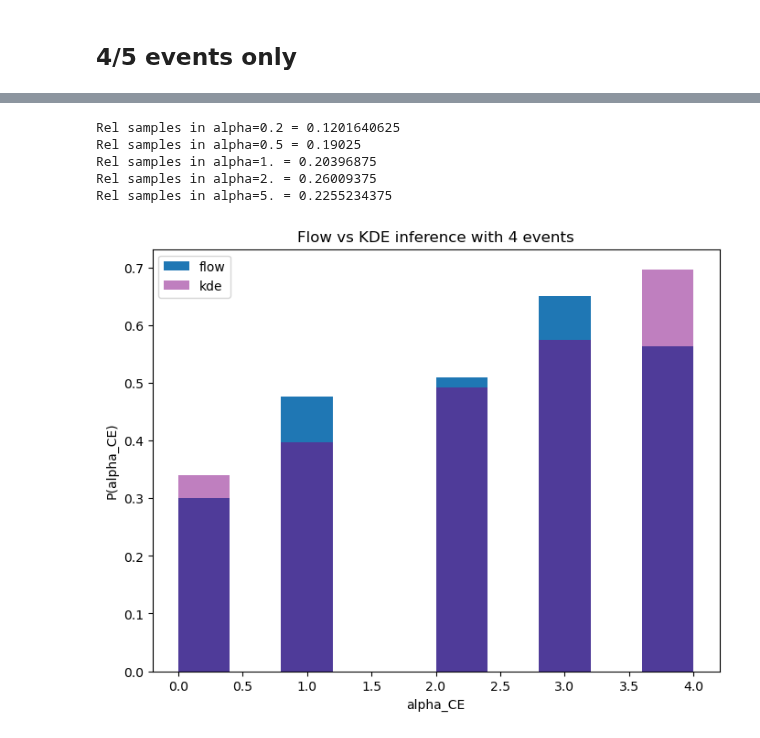
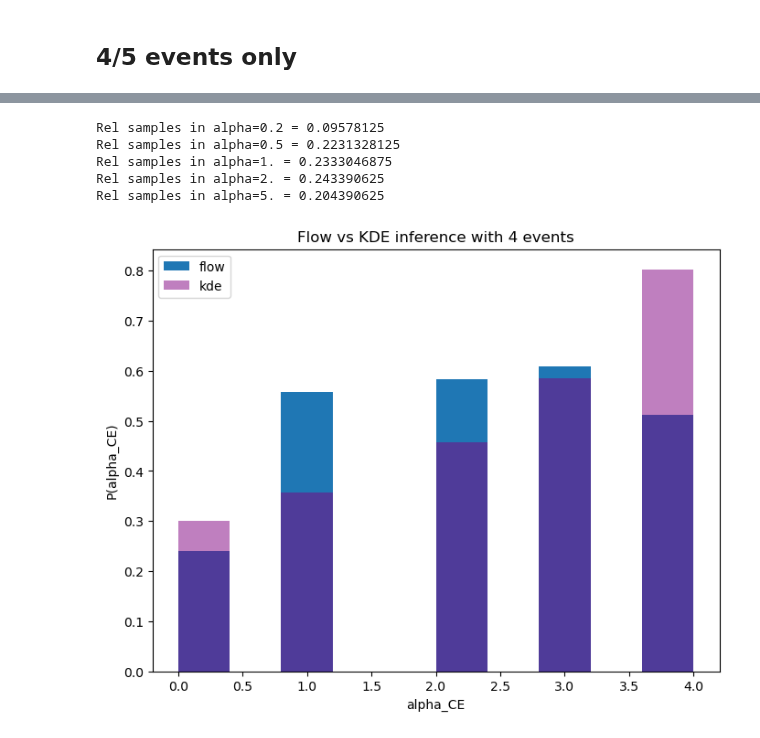
Before and after one commit to scolloms/AMAZE_model_selection, a Jupyter notebook: rns/postsample_analyses.ipynb, the cells around one changed output, grey strips where cells are left out. Drawn from its saved outputs; the diff is of its cells as text; code cells hidden in the pictures.

```diff
--- a/rns/postsample_analyses.ipynb
+++ b/rns/postsample_analyses.ipynb
@@ -130,10 +130,10 @@ fig.tight_layout(pad=1.3)
 # %% [markdown]
 ## 4/5 events only
 # %%
-flow_filename_1event = '/Users/stormcolloms/Documents/PhD/Project_work/AMAZE_model_selection/rns/Flows_090124_4events/output.hdf5'
-kde_filename_1event = '/Users/stormcolloms/Documents/PhD/Project_work/AMAZE_model_selection/rns/KDEs_nflows_100124_4events/output.hdf5'
-flow_file_1event = h5py.File(flow_filename_1event, 'r')
-kde_file_1event = h5py.File(kde_filename_1event, 'r')
+flow_filename = '/Users/stormcolloms/Documents/PhD/Project_work/AMAZE_model_selection/rns/Flows_150124_extralong/output.hdf5'
+kde_filename = '/Users/stormcolloms/Documents/PhD/Project_work/AMAZE_model_selection/rns/KDEs_nflows_040124_5events/output.hdf5'
+flow_file = h5py.File(flow_filename, 'r')
+kde_file = h5py.File(kde_filename, 'r')
 # %%
 #relative samples in each chi_b
 plt.rcParams["figure.figsize"] = (8,6)
@@ -162,28 +162,28 @@ Rel samples in chi_b=0.3 = 0.0118671875
 # %%
 #relative samples in each alpha
-alpha_samps = list(flow_file_1event['model_selection']['samples']['block1_values'][:,1])
-alpha_samps_kde = list(kde_file_1event['model_selection']['samples']['block1_values'][:,1])
+alpha_samps = list(flow_file['model_selection']['samples']['block1_values'][:,1])
+alpha_samps_kde = list(kde_file['model_selection']['samples']['block1_values'][:,1])
 
 plt.hist(alpha_samps, density=True, label='flow')
 plt.hist(alpha_samps_kde, color='Purple', density=True, label='kde', alpha=0.5)
 plt.xlabel('alpha_CE')
 plt.ylabel('P(alpha_CE)')
 plt.legend()
 
 plt.title('Flow vs KDE inference with 4 events')
 
 no_alpha_samps = np.unique(alpha_samps, return_counts=True)[1]
 print(f'Rel samples in alpha=0.2 = {no_alpha_samps[0]/len(alpha_samps)}')
 print(f'Rel samples in alpha=0.5 = {no_alpha_samps[1]/len(alpha_samps)}')
 print(f'Rel samples in alpha=1. = {no_alpha_samps[2]/len(alpha_samps)}')
 print(f'Rel samples in alpha=2. = {no_alpha_samps[3]/len(alpha_samps)}')
 print(f'Rel samples in alpha=5. = {no_alpha_samps[4]/len(alpha_samps)}')
 # %% [output]
-Rel samples in alpha=0.2 = 0.1201640625
-Rel samples in alpha=0.5 = 0.19025
-Rel samples in alpha=1. = 0.20396875
-Rel samples in alpha=2. = 0.26009375
-Rel samples in alpha=5. = 0.2255234375
+Rel samples in alpha=0.2 = 0.09578125
+Rel samples in alpha=0.5 = 0.2231328125
+Rel samples in alpha=1. = 0.2333046875
+Rel samples in alpha=2. = 0.243390625
+Rel samples in alpha=5. = 0.204390625
-[figure, old version]
+[figure, new version]
 # %%
 #corner plots of betas
```
Also changed, not shown: parts of 3 cells of this notebook.
